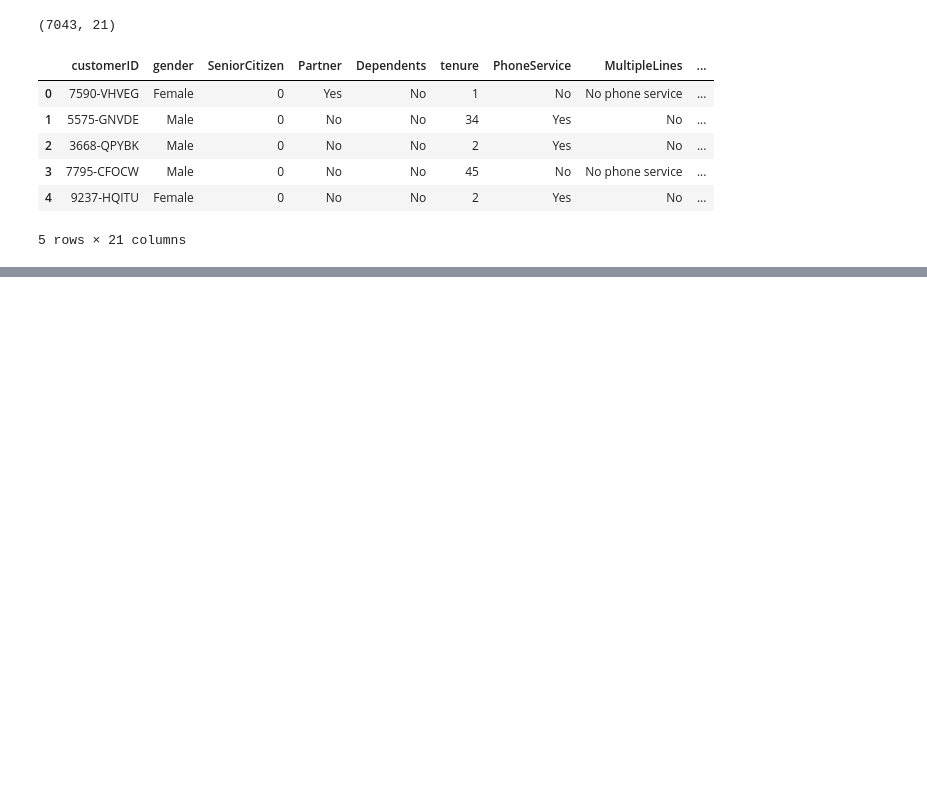
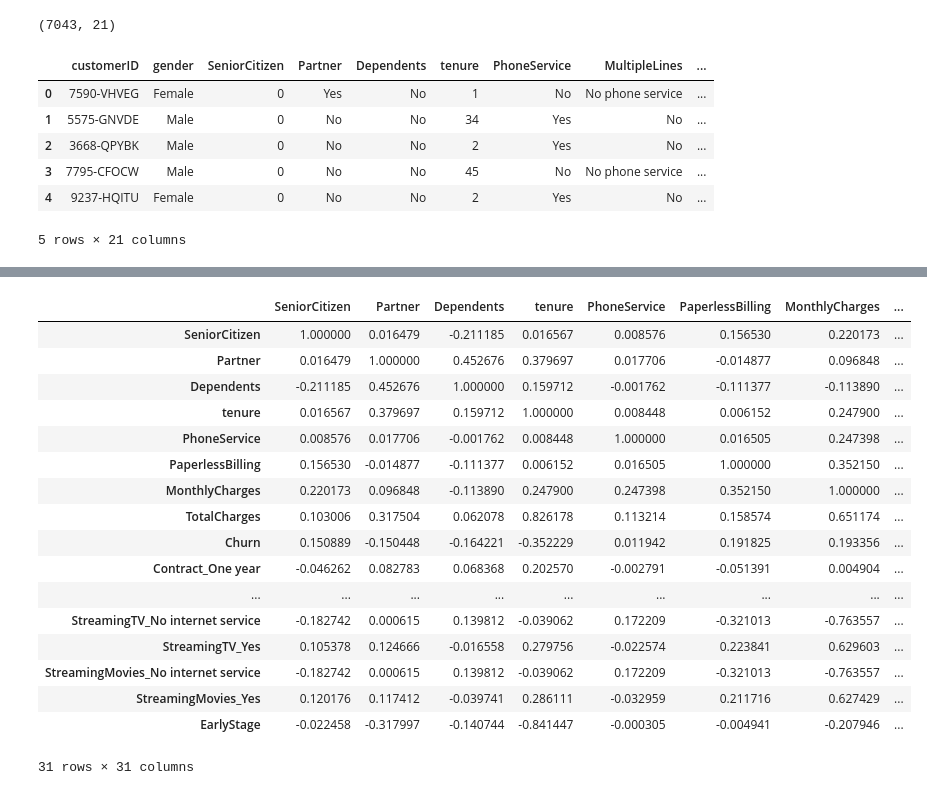
Before and after one commit to Averydo23/SSIM916-Problem-Set-1, a Jupyter notebook: data/02_Preprocessing.ipynb, the cells around one changed output, grey strips where cells are left out. Saved outputs shown, nothing was run; the diff lists cells and outputs as text; code cells hidden in the pictures; blank space fills up the shorter version.

```diff
--- a/data/02_Preprocessing.ipynb
+++ b/data/02_Preprocessing.ipynb
@@ -18,0 +102,5 @@ df.head()
+# %%
+demo_cols = ['Partner', 'Dependents', 'PhoneService', 'PaperlessBilling']
+for col in demo_cols:
+    df[col] = (df[col] == 'Yes').astype(int)
+print(df[demo_cols].head())
@@ -18,0 +114,11 @@ df.head()
+# %%
+multi_feature_cols = [
+    'Contract', 'PaymentMethod', 'InternetService', 'MultipleLines',
+    'OnlineSecurity', 'OnlineBackup', 'DeviceProtection',
+    'TechSupport', 'StreamingTV', 'StreamingMovies'
+]
+df_encoded = pd.get_dummies(df, columns=multi_feature_cols,drop_first=True,dtype=int)
+for col in df_encoded.columns:
+    if any(original in col for original in multi_feature_cols):
+        print(col)
+df_encoded.head()
@@ -18,0 +150,3 @@ df.head()
+# %%
+df_encoded['EarlyStage'] = (df_encoded['tenure'] <= 20).astype(int)
+print(df_encoded[['tenure', 'EarlyStage']].head())
@@ -18,0 +160,4 @@ df.head()
+# %%
+cols_to_drop = ['customerID', 'gender']
+df_final = df_encoded.drop(columns=cols_to_drop, errors='ignore')
+df_final.head()
@@ -18,0 +172,21 @@ df.head()
+# %%
+df_final.corr()
+# %% [output]
+|  | SeniorCitizen | Partner | Dependents | tenure | PhoneService | PaperlessBilling | MonthlyCharges | ... |
+| SeniorCitizen | 1.000000 | 0.016479 | -0.211185 | 0.016567 | 0.008576 | 0.156530 | 0.220173 | ... |
+| Partner | 0.016479 | 1.000000 | 0.452676 | 0.379697 | 0.017706 | -0.014877 | 0.096848 | ... |
+| Dependents | -0.211185 | 0.452676 | 1.000000 | 0.159712 | -0.001762 | -0.111377 | -0.113890 | ... |
+| tenure | 0.016567 | 0.379697 | 0.159712 | 1.000000 | 0.008448 | 0.006152 | 0.247900 | ... |
+| PhoneService | 0.008576 | 0.017706 | -0.001762 | 0.008448 | 1.000000 | 0.016505 | 0.247398 | ... |
+| PaperlessBilling | 0.156530 | -0.014877 | -0.111377 | 0.006152 | 0.016505 | 1.000000 | 0.352150 | ... |
+| MonthlyCharges | 0.220173 | 0.096848 | -0.113890 | 0.247900 | 0.247398 | 0.352150 | 1.000000 | ... |
+| TotalCharges | 0.103006 | 0.317504 | 0.062078 | 0.826178 | 0.113214 | 0.158574 | 0.651174 | ... |
+| Churn | 0.150889 | -0.150448 | -0.164221 | -0.352229 | 0.011942 | 0.191825 | 0.193356 | ... |
+| Contract_One year | -0.046262 | 0.082783 | 0.068368 | 0.202570 | -0.002791 | -0.051391 | 0.004904 | ... |
+| ... | ... | ... | ... | ... | ... | ... | ... | ... |
+| StreamingTV_No internet service | -0.182742 | 0.000615 | 0.139812 | -0.039062 | 0.172209 | -0.321013 | -0.763557 | ... |
+| StreamingTV_Yes | 0.105378 | 0.124666 | -0.016558 | 0.279756 | -0.022574 | 0.223841 | 0.629603 | ... |
+| StreamingMovies_No internet service | -0.182742 | 0.000615 | 0.139812 | -0.039062 | 0.172209 | -0.321013 | -0.763557 | ... |
+| StreamingMovies_Yes | 0.120176 | 0.117412 | -0.039741 | 0.286111 | -0.032959 | 0.211716 | 0.627429 | ... |
+| EarlyStage | -0.022458 | -0.317997 | -0.140744 | -0.841447 | -0.000305 | -0.004941 | -0.207946 | ... |
+31 rows × 31 columns
```
Also changed, not shown: parts of 10 cells of this notebook, 4 other files.
